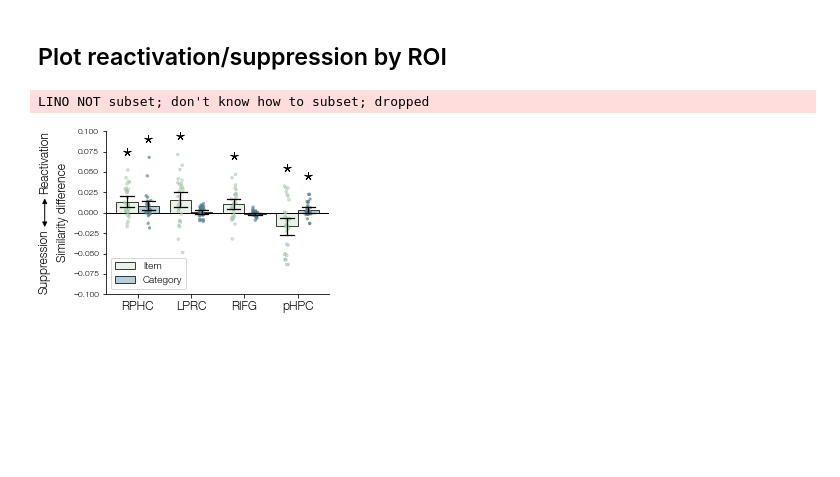
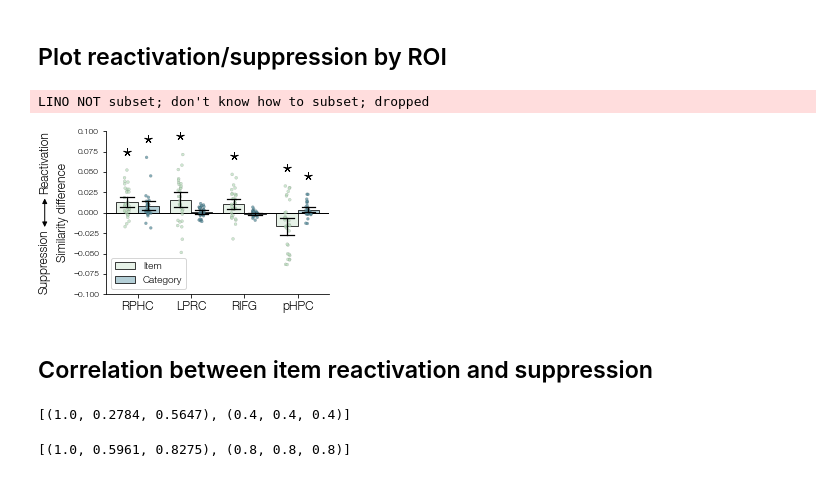
Before and after one commit to prestonlab/bender_study, a Jupyter notebook: jupyter/plot_react_stats.ipynb, the cells around one changed output. Saved outputs shown, nothing was run; the diff lists cells and outputs as text; code cells hidden in the pictures; blank space fills up the shorter version.

Commit message:
feat: add reactivation correlation stats

```diff
--- a/jupyter/plot_react_stats.ipynb
+++ b/jupyter/plot_react_stats.ipynb
@@ -99,6 +99,7 @@ statplot.plot_swarm_bar(
     point_kind='strip',
     sig_ind=sig_ind,
     bar_kws=dict(capsize=.25),
+    ax=ax,
 )
 
 # plot line at zero
@@ -110,31 +111,54 @@ ax.set(xlim=xlim, ylim=(-0.1, 0.1), ylabel='Similarity difference')
 prop = dict(
     rotation='vertical',
     xycoords='axes fraction',
     horizontalalignment='center',
     fontsize='large',
 )
 xoffset = -0.275
 yoffset = 0.1
 ax.annotate(
     'Reactivation',
     xy=(xoffset, 1),
     verticalalignment='top',
     **prop,
 )
 ax.annotate(
     'Suppression',
     xy=(xoffset, 0),
     verticalalignment='bottom',
     **prop,
 )
 ax.annotate(
     '',
     xy=(xoffset, 0.5 - yoffset),
     xytext=(xoffset, 0.5 + yoffset),
     arrowprops=dict(arrowstyle="<|-|>", facecolor='k'),
     xycoords='axes fraction',
 )
 fig.savefig(fig_dir / 'cluster_react_stats.pdf')
 # %% [output]
 LINO NOT subset; don't know how to subset; dropped
-[figure, old version]
+[figure, new version]
+# %% [markdown]
+## Correlation between item reactivation and suppression
+# %%
+dark = sns.color_palette(
+    [
+        (1.0000, 0.2784, 0.5647),
+        (0.4000, 0.4000, 0.4000),
+    ]
+)
+
+dark
+# %% [output]
+[(1.0, 0.2784, 0.5647), (0.4, 0.4, 0.4)]
+# %%
+light = sns.color_palette(
+    [
+        (1.0000, 0.5961, 0.8275),
+        (0.8000, 0.8000, 0.8000),
+    ]
+)
+light
+# %% [output]
+[(1.0, 0.5961, 0.8275), (0.8, 0.8, 0.8)]
```
Also changed, not shown: parts of 7 cells of this notebook.
